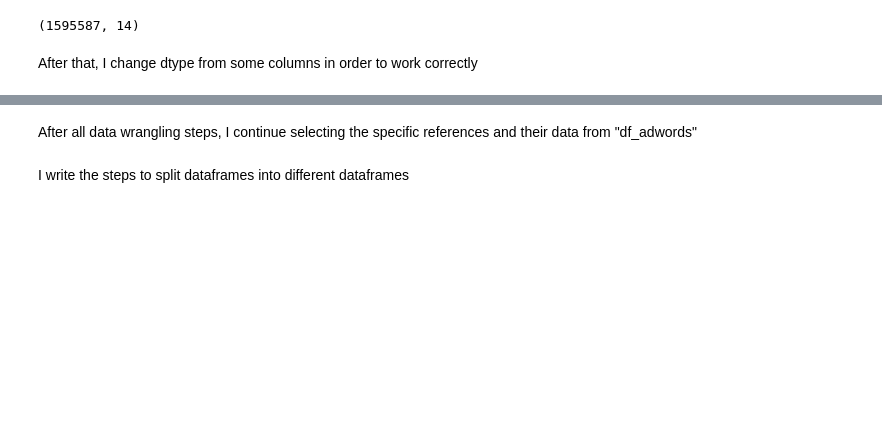
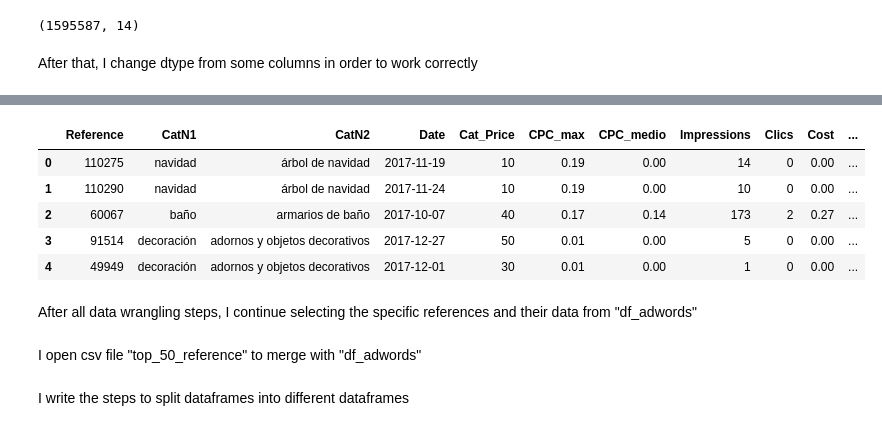
Before and after one commit to trimiguel/tfm, a Jupyter notebook: notebooks/C06_adwords.ipynb, the cells around one changed output, grey strips where cells are left out. Drawn from its saved outputs; the diff is of its cells as text; code cells hidden in the pictures; blank space fills up the shorter version.

```diff
--- a/notebooks/C06_adwords.ipynb
+++ b/notebooks/C06_adwords.ipynb
@@ -179,12 +171,19 @@ df_adwords.shape
 # %% [markdown]
 After that, I change dtype from some columns in order to work correctly
 # %%
-#Save references id as list
+#Change reference value from int to string in order to save references id as list later
 df_adwords["Reference"] = df_adwords["Reference"].apply(str)
 
-#Parse time
+#Parse time to "Date" column
 df_adwords["Date"] = pd.to_datetime(df_adwords["Date"], format = "%d/%m/%Y")
 
-#Cost
+#Change to float type
+#float_columns = ["CPC_medio", "Cost", "Conversions", "All_Conversions", "Ads_Income", "Ads_Income_All"]
+df_adwords["CPC_max"] = df_adwords["CPC_max"].str.replace(",",".").astype(float)
+df_adwords["CPC_medio"] = df_adwords["CPC_medio"].str.replace(",",".").astype(float)
 df_adwords["Cost"] = df_adwords["Cost"].str.replace(",",".").astype(float)
+df_adwords["Conversions"] = df_adwords["Conversions"].str.replace(",",".").astype(float)
+df_adwords["All_Conversions"] = df_adwords["All_Conversions"].str.replace(",",".").astype(float)
+df_adwords["Ads_Income"] = df_adwords["Ads_Income"].str.replace(",",".").astype(float)
+df_adwords["Ads_Income_All"] = df_adwords["Ads_Income_All"].str.replace(",",".").astype(float)
 # %%
@@ -192,2 +211,13 @@ df_adswords.info()
+# %%
+df_adwords.head(5)
+# %% [output]
+|  | Reference | CatN1 | CatN2 | Date | Cat_Price | CPC_max | CPC_medio | Impressions | Clics | Cost | ... |
+| 0 | 110275 | navidad | árbol de navidad | 2017-11-19 | 10 | 0.19 | 0.00 | 14 | 0 | 0.00 | ... |
+| 1 | 110290 | navidad | árbol de navidad | 2017-11-24 | 10 | 0.19 | 0.00 | 10 | 0 | 0.00 | ... |
+| 2 | 60067 | baño | armarios de baño | 2017-10-07 | 40 | 0.17 | 0.14 | 173 | 2 | 0.27 | ... |
+| 3 | 91514 | decoración | adornos y objetos decorativos | 2017-12-27 | 50 | 0.01 | 0.00 | 5 | 0 | 0.00 | ... |
+| 4 | 49949 | decoración | adornos y objetos decorativos | 2017-12-01 | 30 | 0.01 | 0.00 | 1 | 0 | 0.00 | ... |
 # %% [markdown]
 After all data wrangling steps, I continue selecting the specific references and their data from "df_adwords"
+# %% [markdown]
+I open csv file "top_50_reference" to merge with "df_adwords"
```
Also changed, not shown: parts of 19 cells of this notebook.
